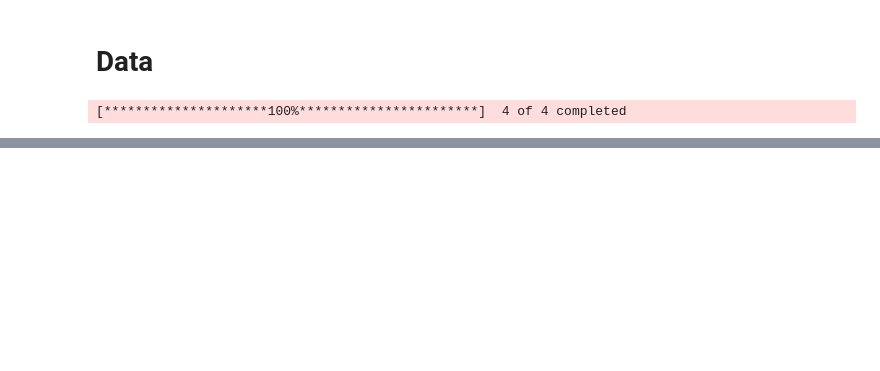
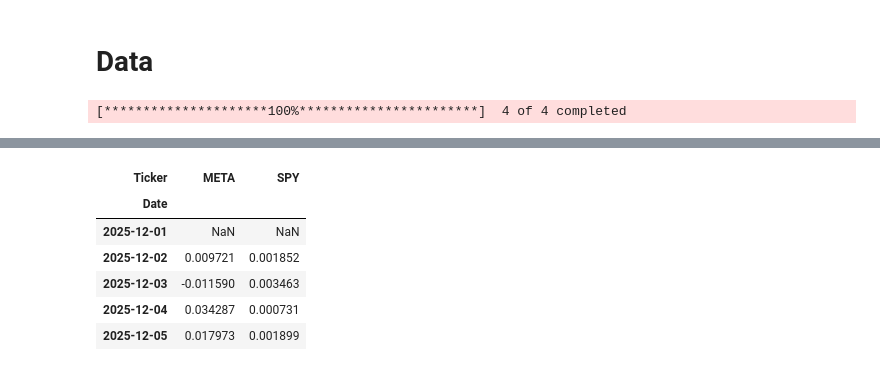
Before and after one commit to Epic721/stat-arb-research, a Jupyter notebook: test_nb.ipynb, the cells around one changed output, grey strips where cells are left out. Cells and saved outputs as stored; diff of their text form; code cells hidden in the pictures; blank space fills up the shorter version.

```diff
--- a/test_nb.ipynb
+++ b/test_nb.ipynb
@@ -42,0 +75,10 @@ test_data.loc['2025-12-23':'2025-12-26']
+# %%
+ret.head()
+# %% [output]
+| Ticker | META | SPY |
+| Date |  |  |
+| 2025-12-01 | NaN | NaN |
+| 2025-12-02 | 0.009721 | 0.001852 |
+| 2025-12-03 | -0.011590 | 0.003463 |
+| 2025-12-04 | 0.034287 | 0.000731 |
+| 2025-12-05 | 0.017973 | 0.001899 |
```
Also changed, not shown: parts of 20 cells of this notebook, 2 other files.
